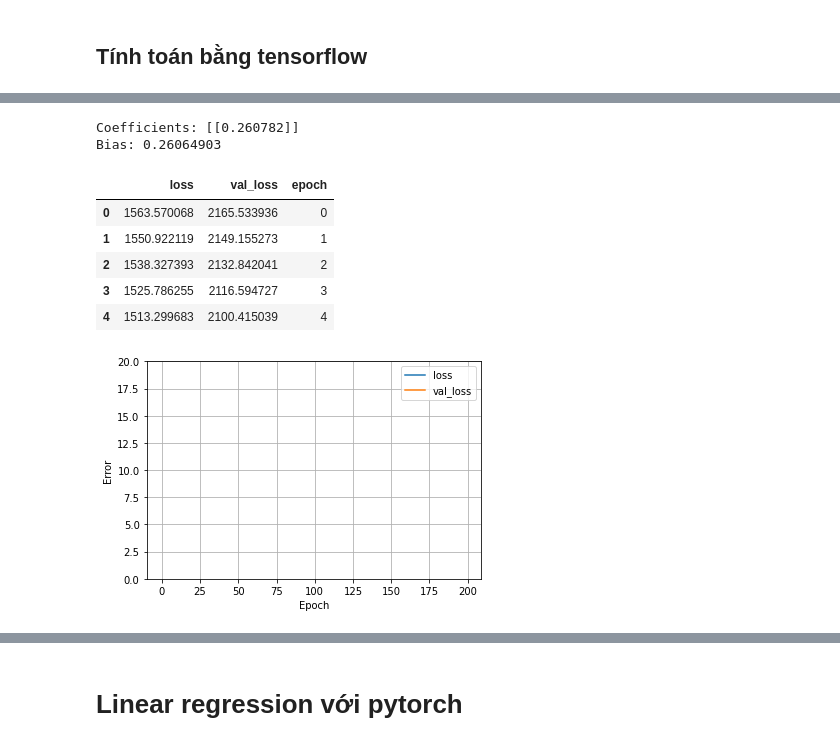
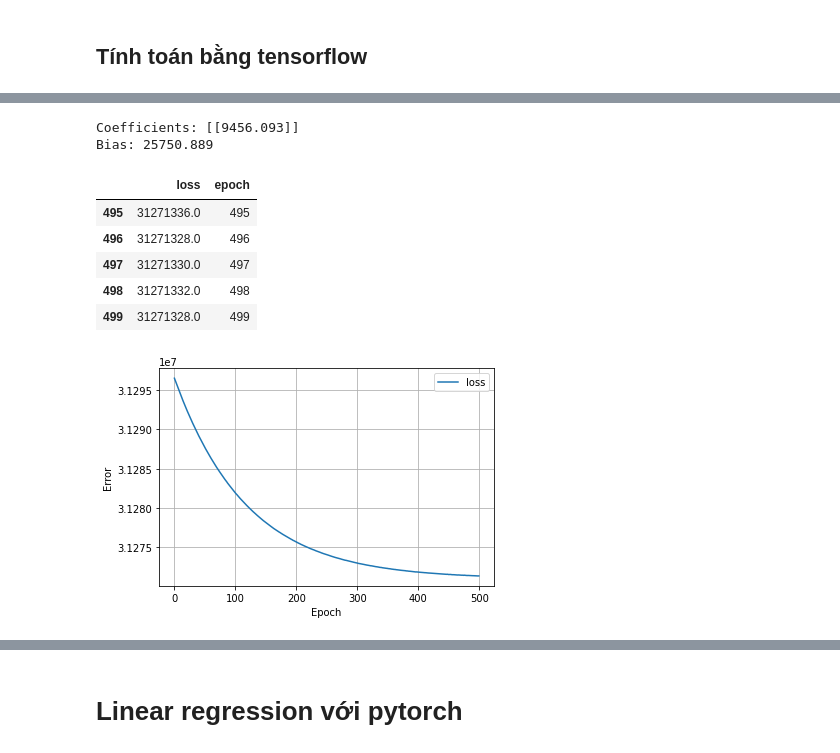
Before and after one commit to vankhoa21991/cyberlab, a Jupyter notebook: tutorial/week1_linear/theory.ipynb, the cells around one changed output, grey strips where cells are left out. Cells and saved outputs as stored; diff of their text form; code cells hidden in the pictures.

Commit message:
finish linear regression example

```diff
--- a/tutorial/week1_linear/theory.ipynb
+++ b/tutorial/week1_linear/theory.ipynb
@@ -13,10 +23,19 @@ import matplotlib.pyplot as plt
 # height (cm)
 X = np.array([[147, 150, 153, 158, 163, 165, 168, 170, 173, 175, 178, 180, 183]]).T
 # weight (kg)
-y = np.array([[ 49, 50, 51,  54, 58, 59, 60, 62, 63, 64, 66, 67, 68]]).T
+Y = np.array([[ 49, 50, 51,  54, 58, 59, 60, 62, 63, 64, 66, 67, 68]]).T
+
+df = pd.read_csv('Salary.csv')
+
+X = df.iloc[:,0]
+Y = df.iloc[:,1]
+
+X= np.expand_dims(X, axis=0).T
+Y= np.expand_dims(Y, axis=0).T
+print(X, Y)
 # Visualize data
-plt.plot(X, y, 'ro')
-plt.axis([140, 190, 45, 75])
+plt.plot(X, Y, 'ro')
+# plt.axis([140, 190, 45, 75])
 plt.xlabel('Height (cm)')
 plt.ylabel('Weight (kg)')
 plt.show()
@@ -34,7 +71,7 @@ test_labels = y[11:]
 from sklearn.linear_model import LinearRegression
 # %%
 reg = LinearRegression()
-reg.fit(X, y)
+reg.fit(X, Y)
 
 # print the model coefficients
 print('Coefficients:', reg.coef_)
@@ -96,7 +91,7 @@ print(tf.__version__)
 # %%
-model = tf.keras.Sequential([
-    tf.keras.layers.Dense(units=1, input_shape=[1], kernel_initializer=tf.keras.initializers.Constant(0.1), bias_initializer=tf.keras.initializers.Constant(0.1))
-])
-model.compile(optimizer=tf.keras.optimizers.Adam(learning_rate=0.001),loss='mse')
+model = Sequential()
+model.add(Dense(1, input_dim=1))
+model.add(Activation('linear'))
+model.compile(optimizer=tf.keras.optimizers.SGD(0.01),loss='mse')
 model.summary()
 # %% [output]
@@ -129,41 +133,40 @@ array([[14.8     ],
 # %%
 history = model.fit(
-    train_features,
-    train_labels,
-    epochs=200,
-    # Suppress logging.
+    X,
+    Y,
+    epochs=500,
     verbose=0,
     # Calculate validation results on 20% of the training data.
-    validation_split = 0.2)
+   )
 # %%
 weights, bias = model.get_weights()
 print('Coefficients:', weights)
 print('Bias:', bias[0])
 # %% [output]
-Coefficients: [[0.260782]]
-Bias: 0.26064903
+Coefficients: [[9456.093]]
+Bias: 25750.889
 # %%
 hist = pd.DataFrame(history.history)
 hist['epoch'] = history.epoch
-hist.head()
+hist.tail()
 # %% [output]
-|  | loss | val_loss | epoch |
-| 0 | 1563.570068 | 2165.533936 | 0 |
-| 1 | 1550.922119 | 2149.155273 | 1 |
-| 2 | 1538.327393 | 2132.842041 | 2 |
-| 3 | 1525.786255 | 2116.594727 | 3 |
-| 4 | 1513.299683 | 2100.415039 | 4 |
+|  | loss | epoch |
+| 495 | 31271336.0 | 495 |
+| 496 | 31271328.0 | 496 |
+| 497 | 31271330.0 | 497 |
+| 498 | 31271332.0 | 498 |
+| 499 | 31271328.0 | 499 |
 # %%
 def plot_loss(history):
   plt.plot(history.history['loss'], label='loss')
-  plt.plot(history.history['val_loss'], label='val_loss')
-  plt.ylim([0, 20])
+  # plt.plot(history.history['val_loss'], label='val_loss')
+  # plt.ylim([0, 20])
   plt.xlabel('Epoch')
   plt.ylabel('Error')
   plt.legend()
   plt.grid(True)
 
 plot_loss(history)
 # %% [output]
-[figure, old version]
+[figure, new version]
 # %%
```
Also changed, not shown: parts of 16 cells of this notebook.
